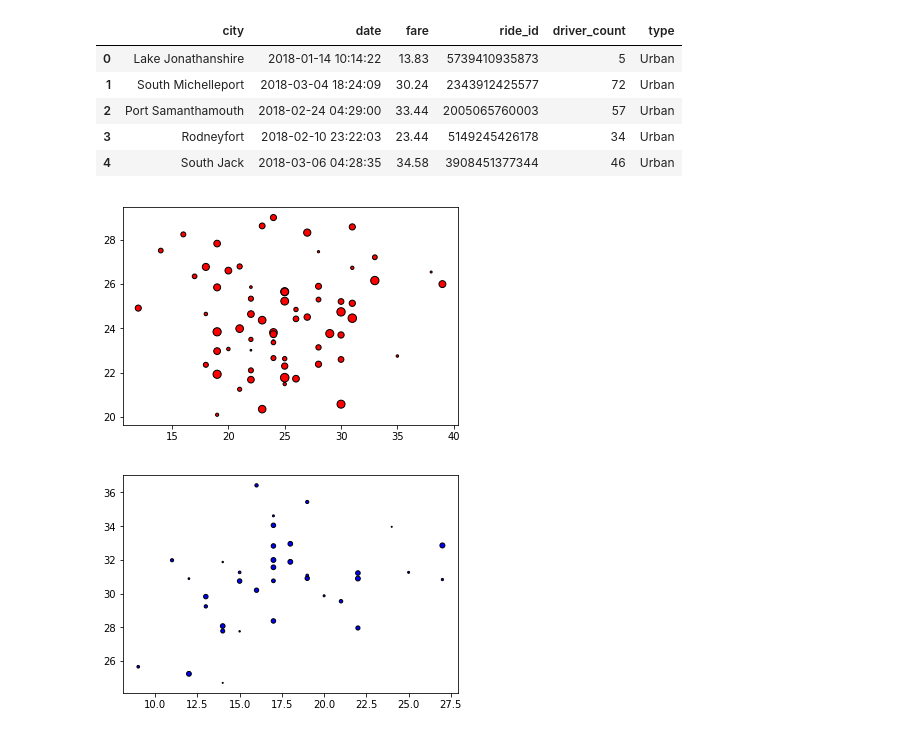
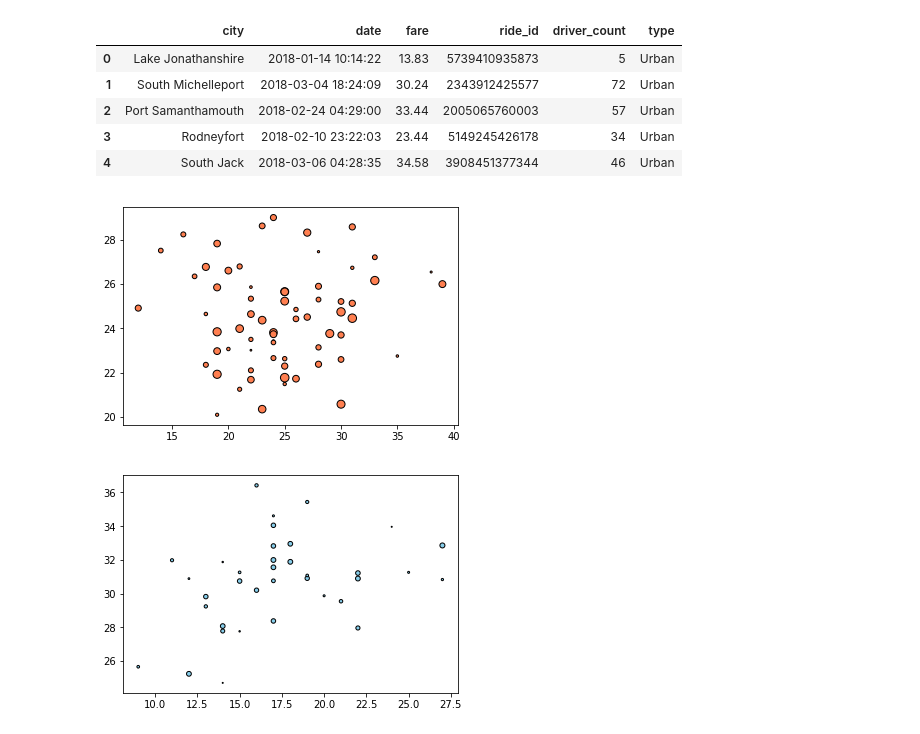
Before and after one commit to Crixuss/Matplotlib-Hw, a Jupyter notebook: Pyber_Final.ipynb, the cells around one changed output. Saved outputs shown, nothing was run; the diff lists cells and outputs as text; code cells hidden in the pictures.

```diff
--- a/Pyber_Final.ipynb
+++ b/Pyber_Final.ipynb
@@ -23,19 +23,19 @@ merged_data.head()
 # %%
 urban_data = merged_data.loc[merged_data['type']== 'Urban', :]
 urban_data_by_city = urban_data.groupby('city')
 
 urban_avg_fare= urban_data_by_city.mean()
 urban_avg_fare= urban_avg_fare['fare']
 urban_num_rides = urban_data_by_city.count()
 urban_num_rides = urban_num_rides['ride_id']
 driver_count = urban_data_by_city.mean()
 driver_count =driver_count['driver_count']
 # urban_avg_fare
 # urban_num_rides
 
-urban_scatter =plt.scatter(urban_num_rides, urban_avg_fare, marker='o', facecolors='red', edgecolors='black',s = driver_count, alpha=1)
+urban_scatter =plt.scatter(urban_num_rides, urban_avg_fare, marker='o', facecolors='Coral', edgecolors='black',s = driver_count, alpha=1)
 # %% [output]
-[figure, old version]
+[figure, new version]
 # %%
 suburban_data = merged_data.loc[merged_data['type']== 'Suburban', :]
 suburban_data_by_city = suburban_data.groupby('city')
```
Also changed, not shown: parts of 7 cells of this notebook.
